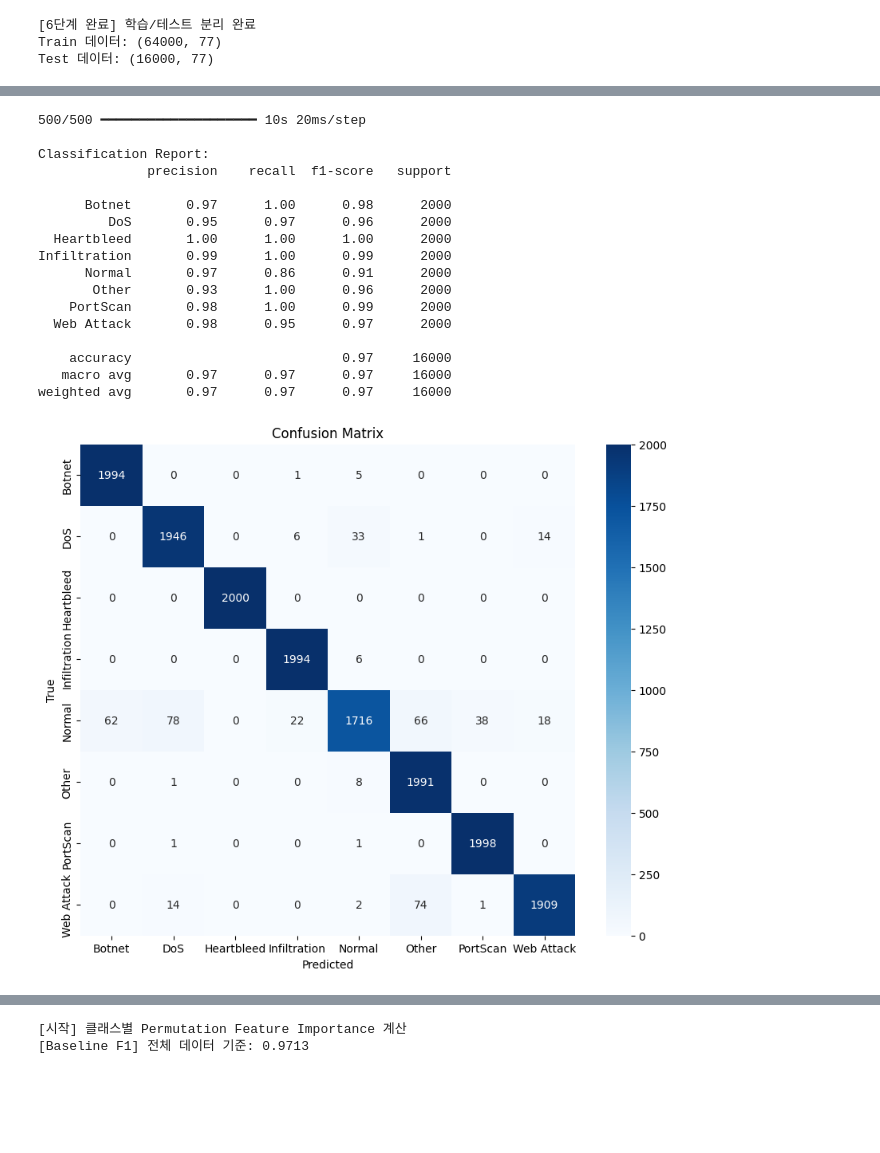
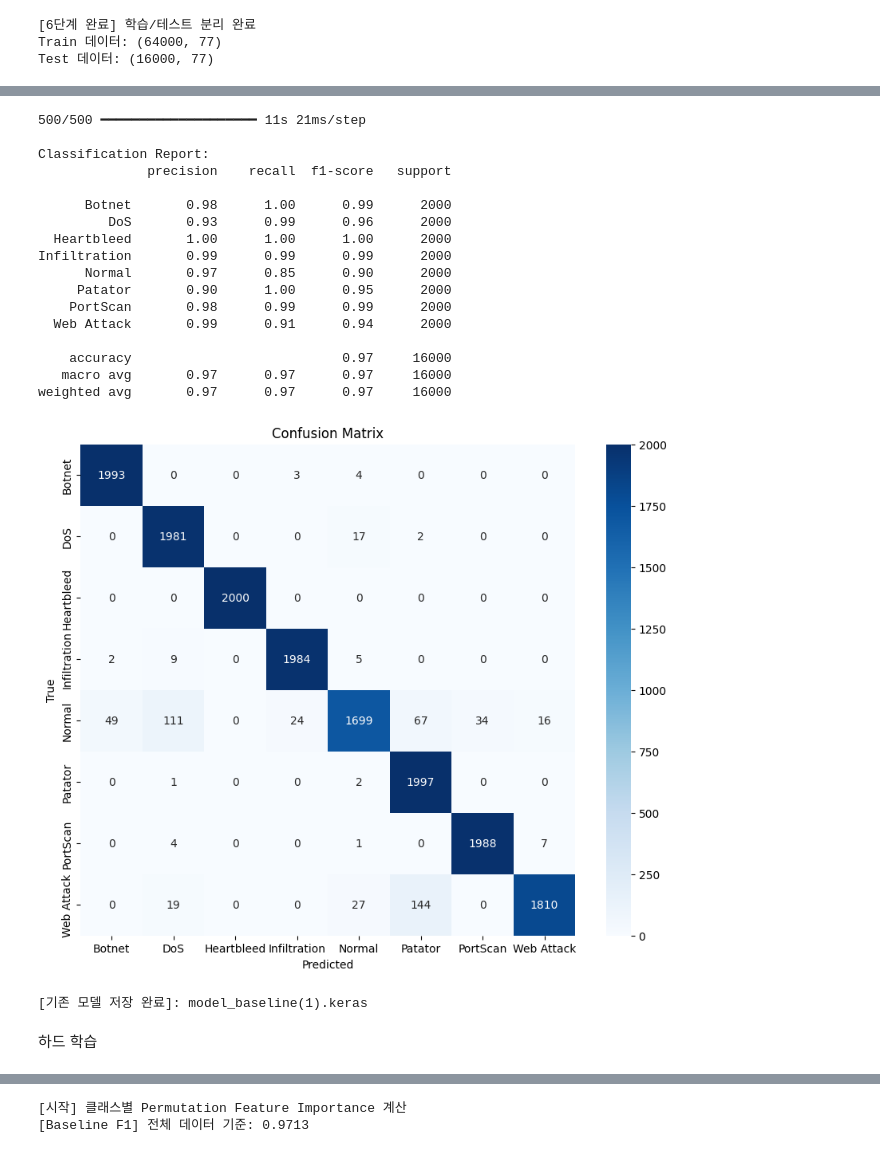
Before and after one commit to 8sheeta8/2025_Capstone_DDoS-Botnet, a Jupyter notebook: CNN+Transformer.ipynb, the cells around one changed output, grey strips where cells are left out. Drawn from its saved outputs; the diff is of its cells as text; code cells hidden in the pictures; blank space fills up the shorter version.

Commit message:
csv파일만으로 공격 분류 / 결과 : 내용기반 공격(web attack/patator) recal 다수 발생 , normal 분류 recall 다수 발생 -> csv+pcap기반으로 변경 예정 +) 하드마이닝 + factor loss 시도 : 실패

```diff
--- a/CNN+Transformer.ipynb
+++ b/CNN+Transformer.ipynb
@@ -93,9 +93,21 @@ for file in csv_files:
 /content/Friday-WorkingHours-Afternoon-PortScan.pcap_ISCX.csv 파일에 포함된 라벨 종류:
 ['BENIGN' 'PortScan']
 # %%
+# ==========================
+# 3. 데이터 전처리
+# ==========================
+
+from collections import defaultdict
+from sklearn.preprocessing import LabelEncoder, StandardScaler
+import numpy as np
 
 # ==========================
-# 3. 데이터 전처리
+# 추가 - 라벨 통합 전 원본 복사
+# ==========================
+full_data_label_copy = full_data['Label'].copy()
+
+# ==========================
+# 기존 코드 (절대 수정 안 함)
 # ==========================
 # 불필요한 컬럼 제거
 drop_columns = ['Flow ID', 'Source IP', 'Source Port', 'Destination IP', 'Destination Port', 'Timestamp']
@@ -118,6 +130,8 @@ def map_label(label):
         return 'Botnet'
     elif 'DDoS' in label:
         return 'DDoS'
+    elif 'Patator' in label:
+        return 'Patator'
     elif 'PortScan' in label:
         return 'PortScan'
     elif 'Infiltration' in label:
@@ -301,43 +367,60 @@ from sklearn.metrics import classification_report, confusion_matrix
 import seaborn as sns
 import matplotlib.pyplot as plt
 import numpy as np
 
 # ==========================
 # 9. 성능 평가
 # ==========================
 
-# 예측
+# 예측 수행
 y_pred_probs = model.predict(X_test_reshaped)
 y_pred = np.argmax(y_pred_probs, axis=1)
 
+# 현재 테스트셋에 존재하는 클래스 인덱스를 기준으로 라벨 이름 재정렬
+label_indices = np.unique(y_test)
+label_names = labelencoder.inverse_transform(label_indices)
+
 # 1) Classification Report
 print("\nClassification Report:")
-print(classification_report(y_test, y_pred, target_names=labelencoder.classes_))
+print(classification_report(y_test, y_pred, target_names=label_names))
 
 # 2) Confusion Matrix
 cm = confusion_matrix(y_test, y_pred)
-plt.figure(figsize=(10,8))
-sns.heatmap(cm, annot=True, fmt="d", cmap="Blues", xticklabels=labelencoder.classes_, yticklabels=labelencoder.classes_)
+plt.figure(figsize=(10, 8))
+sns.heatmap(cm, annot=True, fmt="d", cmap="Blues",
+            xticklabels=label_names, yticklabels=label_names)
 plt.title("Confusion Matrix")
 plt.xlabel("Predicted")
 plt.ylabel("True")
 plt.show()
 # %% [output]
-500/500 ━━━━━━━━━━━━━━━━━━━━ 10s 20ms/step
+500/500 ━━━━━━━━━━━━━━━━━━━━ 11s 21ms/step
 
 Classification Report:
               precision    recall  f1-score   support
 
-      Botnet       0.97      1.00      0.98      2000
-         DoS       0.95      0.97      0.96      2000
+      Botnet       0.98      1.00      0.99      2000
+         DoS       0.93      0.99      0.96      2000
   Heartbleed       1.00      1.00      1.00      2000
-Infiltration       0.99      1.00      0.99      2000
-      Normal       0.97      0.86      0.91      2000
-       Other       0.93      1.00      0.96      2000
-    PortScan       0.98      1.00      0.99      2000
-  Web Attack       0.98      0.95      0.97      2000
+Infiltration       0.99      0.99      0.99      2000
+      Normal       0.97      0.85      0.90      2000
+     Patator       0.90      1.00      0.95      2000
+    PortScan       0.98      0.99      0.99      2000
+  Web Attack       0.99      0.91      0.94      2000
 
     accuracy                           0.97     16000
    macro avg       0.97      0.97      0.97     16000
 weighted avg       0.97      0.97      0.97     16000
-[figure, old version]
+[figure, new version]
+# %%
+# ==========================
+# 기존 모델 저장
+# ==========================
+
+# 학습 완료된 모델 저장
+model.save('model_baseline.keras')
+print("[기존 모델 저장 완료]: model_baseline(1).keras")
+# %% [output]
+[기존 모델 저장 완료]: model_baseline(1).keras
+# %% [markdown]
+하드 학습
```
Also changed, not shown: parts of 11 cells of this notebook.
